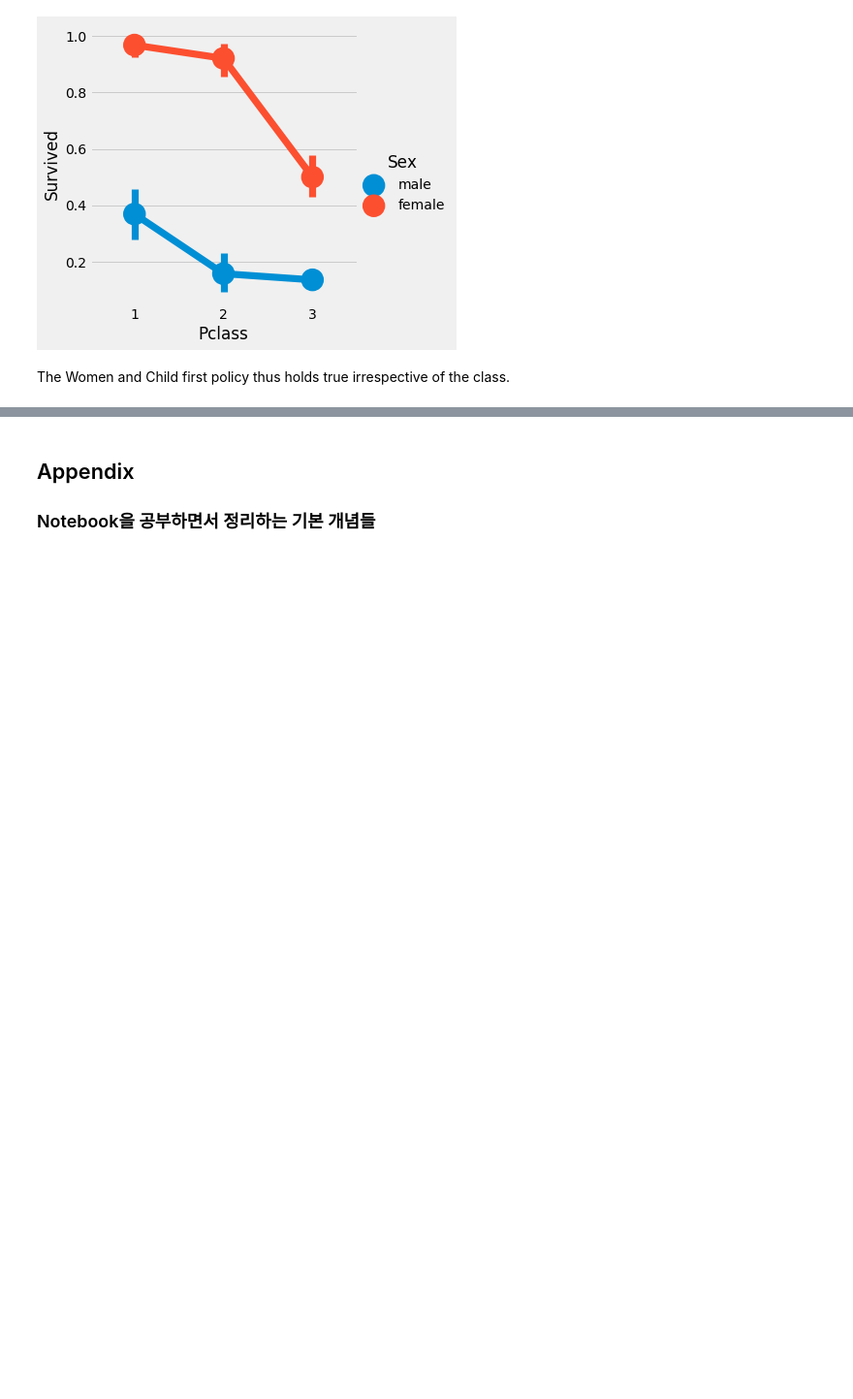
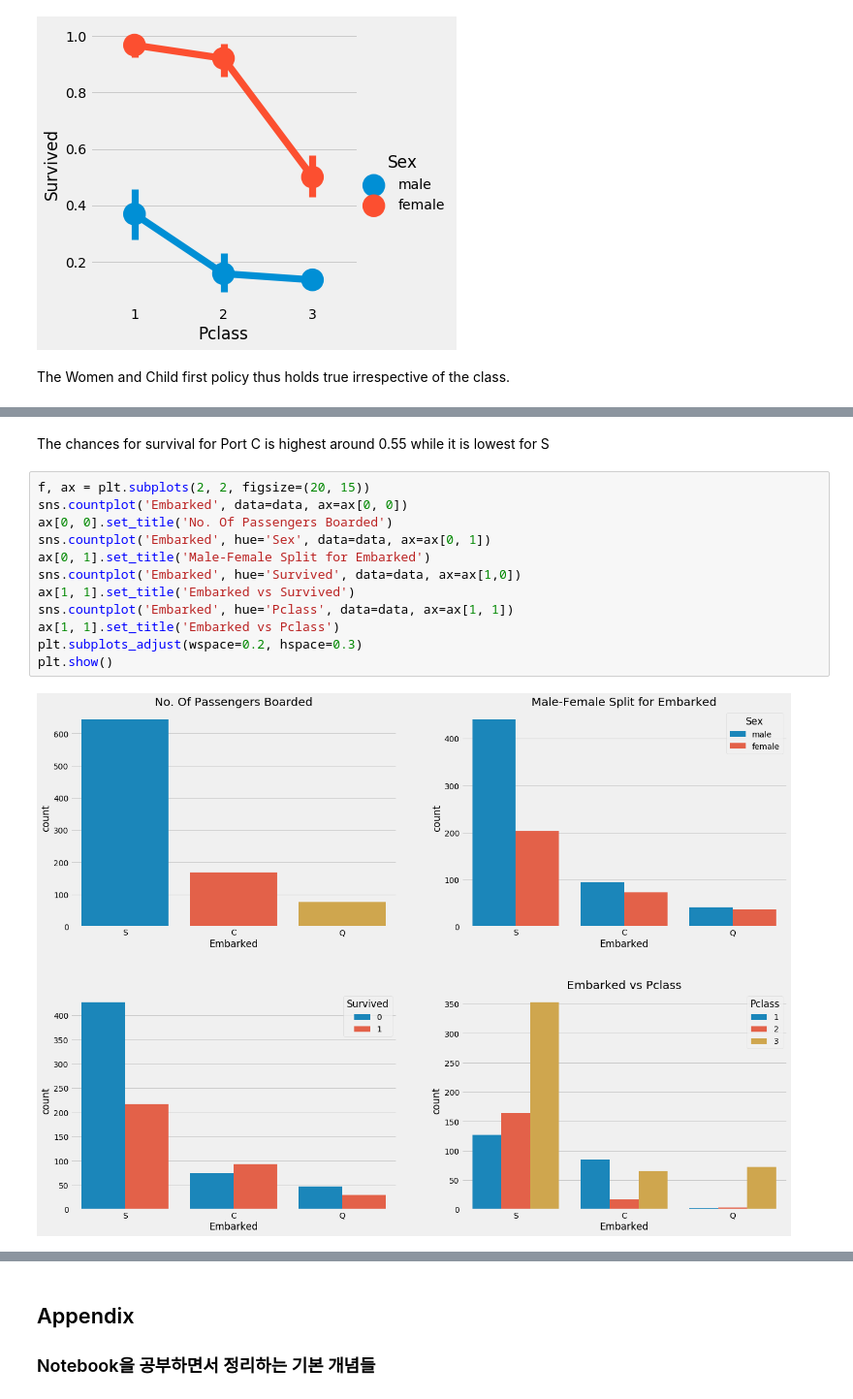
Before and after one commit to Steve-YJ/Explore-Kaggle, a Jupyter notebook: 01. Titanic/01. Kaggle-Titanic.ipynb, the cells around one changed output, grey strips where cells are left out. Shown: that part at 97% size. Saved outputs shown, nothing was run; the diff lists cells and outputs as text; blank space fills up the shorter version.

```diff
--- a/01. Titanic/01. Kaggle-Titanic.ipynb
+++ b/01. Titanic/01. Kaggle-Titanic.ipynb
@@ -609,0 +642,16 @@ The Women and Child first policy thus holds true irrespective of the class.
+# %% [markdown]
+The chances for survival for Port C is highest around 0.55 while it is lowest for S
+# %%
+f, ax = plt.subplots(2, 2, figsize=(20, 15))
+sns.countplot('Embarked', data=data, ax=ax[0, 0])
+ax[0, 0].set_title('No. Of Passengers Boarded')
+sns.countplot('Embarked', hue='Sex', data=data, ax=ax[0, 1])
+ax[0, 1].set_title('Male-Female Split for Embarked')
+sns.countplot('Embarked', hue='Survived', data=data, ax=ax[1,0])
+ax[1, 1].set_title('Embarked vs Survived')
+sns.countplot('Embarked', hue='Pclass', data=data, ax=ax[1, 1])
+ax[1, 1].set_title('Embarked vs Pclass')
+plt.subplots_adjust(wspace=0.2, hspace=0.3)
+plt.show()
+# %% [output]
+[figure, added]
```
Also changed, not shown: parts of 10 cells of this notebook.
